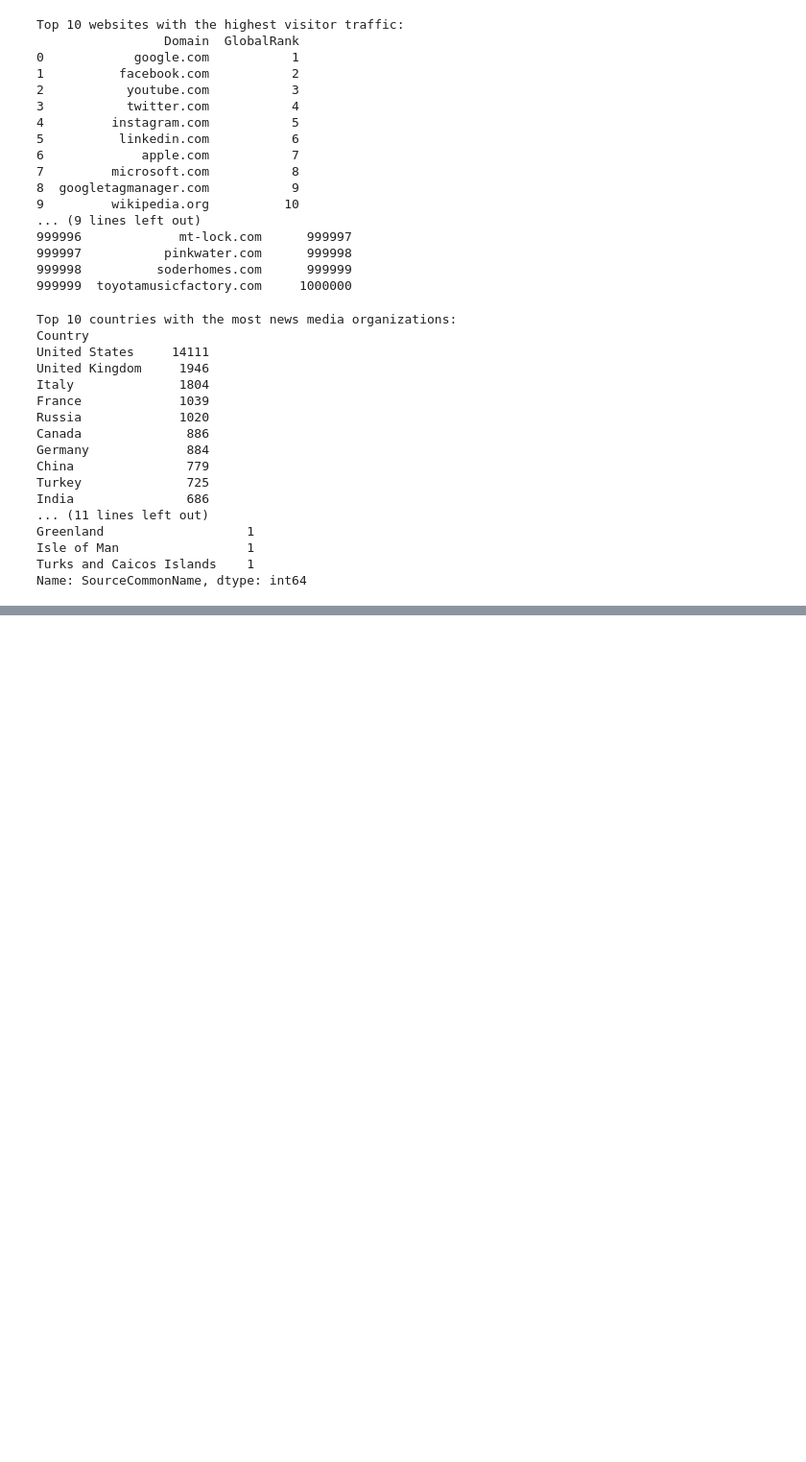
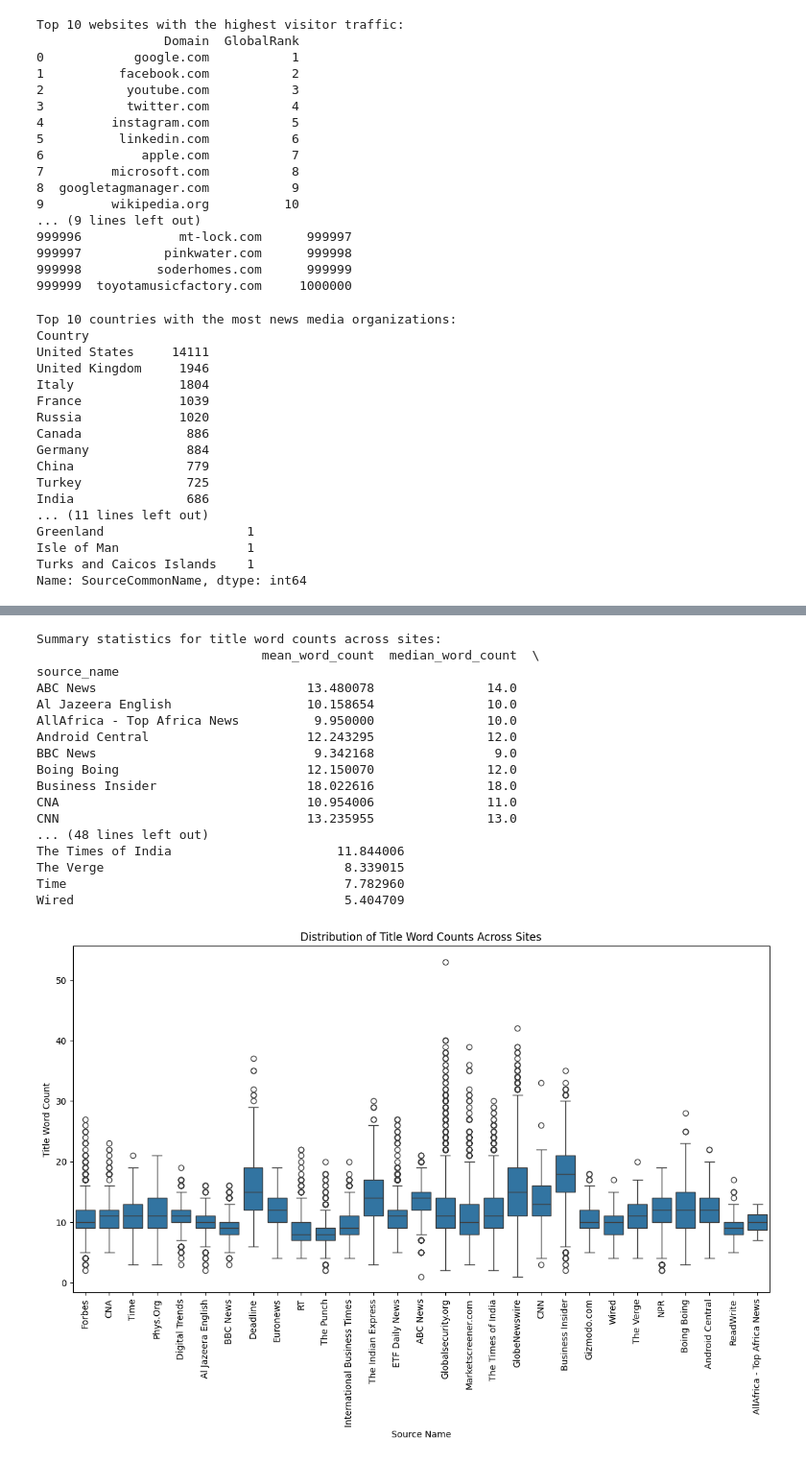
Before and after one commit to CarmelZe/news_correlation_10ac_week0, a Jupyter notebook: notebooks/eda_analysis.ipynb, the cells around one changed output, grey strips where cells are left out. Shown: that part at 96% size. Saved outputs shown, nothing was run; the diff lists cells and outputs as text; code cells hidden in the pictures; blank space fills up the shorter version.

```diff
--- a/notebooks/eda_analysis.ipynb
+++ b/notebooks/eda_analysis.ipynb
@@ -124,0 +415,57 @@ TypeError: first argument must be string or compiled pattern
+# %%
+#Compare the content metadata across sites
+#How similar are the number of words in the title across sites? Check the distribution among sites
+import pandas as pd
+import matplotlib.pyplot as plt
+import seaborn as sns
+
+data_df = pd.read_csv('../data/rating.csv')
+
+data_df['title_word_count'] = data_df['title'].apply(lambda x: len(str(x).split()) if pd.notna(x) else 0)
+
+grouped_word_count = data_df.groupby('source_name')['title_word_count'].agg(
+    mean_word_count='mean',
+    median_word_count='median',
+    variance_word_count='var'
+)
+
+print("Summary statistics for title word counts across sites:")
+print(grouped_word_count)
+
+plt.figure(figsize=(14, 7))
+sns.boxplot(x='source_name', y='title_word_count', data=data_df)
+plt.xticks(rotation=90)
+plt.title('Distribution of Title Word Counts Across Sites')
+plt.xlabel('Source Name')
+plt.ylabel('Title Word Count')
+plt.show()
+
+plt.figure(figsize=(14, 10))
+for source in data_df['source_name'].unique():
+    subset = data_df[data_df['source_name'] == source]
+    sns.histplot(subset['title_word_count'], kde=True, label=source, bins=30, alpha=0.5)
+
+plt.legend(loc='upper right')
+plt.title('Histogram of Title Word Counts by Source')
+plt.xlabel('Title Word Count')
+plt.ylabel('Frequency')
+plt.show()
+# %% [output]
+Summary statistics for title word counts across sites:
+                              mean_word_count  median_word_count  \
+source_name
+ABC News                            13.480078               14.0
+Al Jazeera English                  10.158654               10.0
+AllAfrica - Top Africa News          9.950000               10.0
+Android Central                     12.243295               12.0
+BBC News                             9.342168                9.0
+Boing Boing                         12.150070               12.0
+Business Insider                    18.022616               18.0
+CNA                                 10.954006               11.0
+CNN                                 13.235955               13.0
+... (48 lines left out)
+The Times of India                      11.844006
+The Verge                                8.339015
+Time                                     7.782960
+Wired                                    5.404709
+[figure, added]
```
Also changed, not shown: parts of 7 cells of this notebook, 16 other files.
